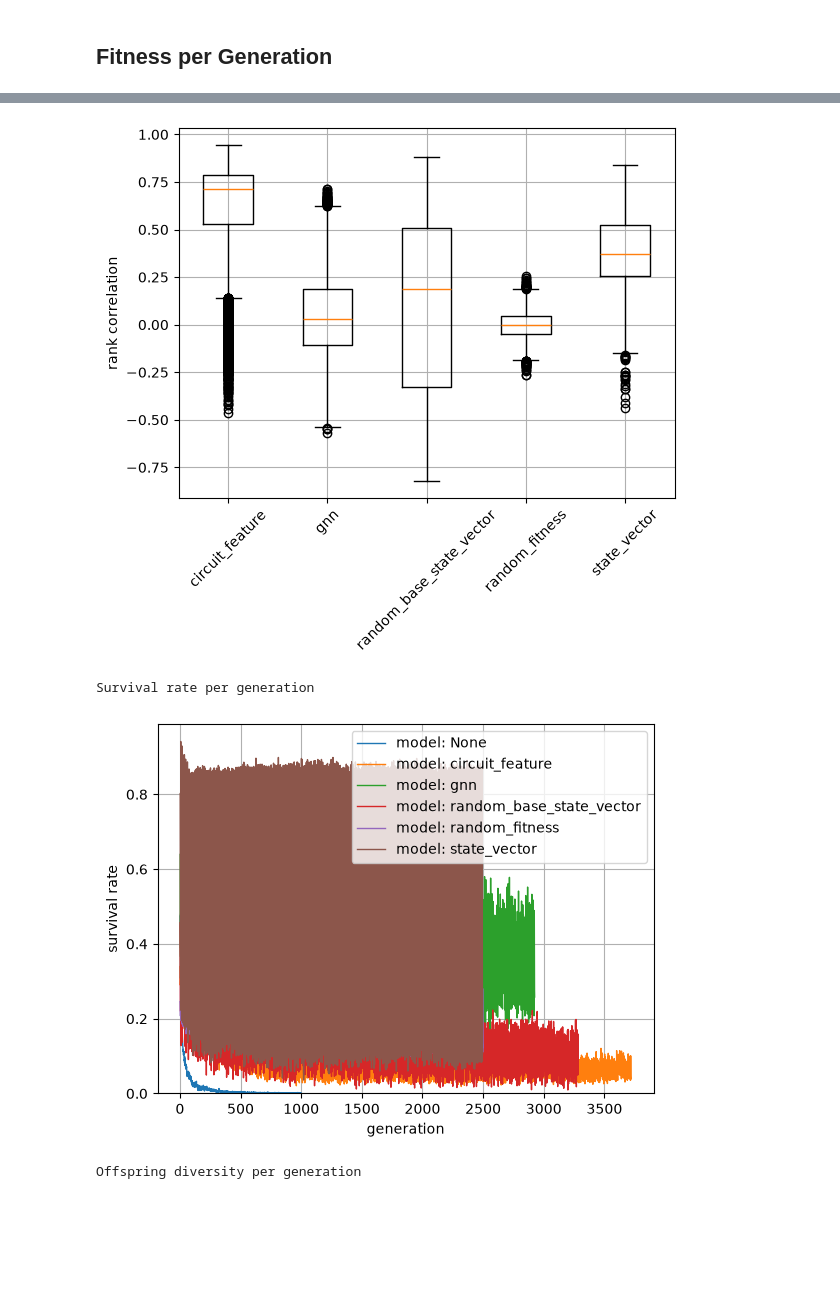
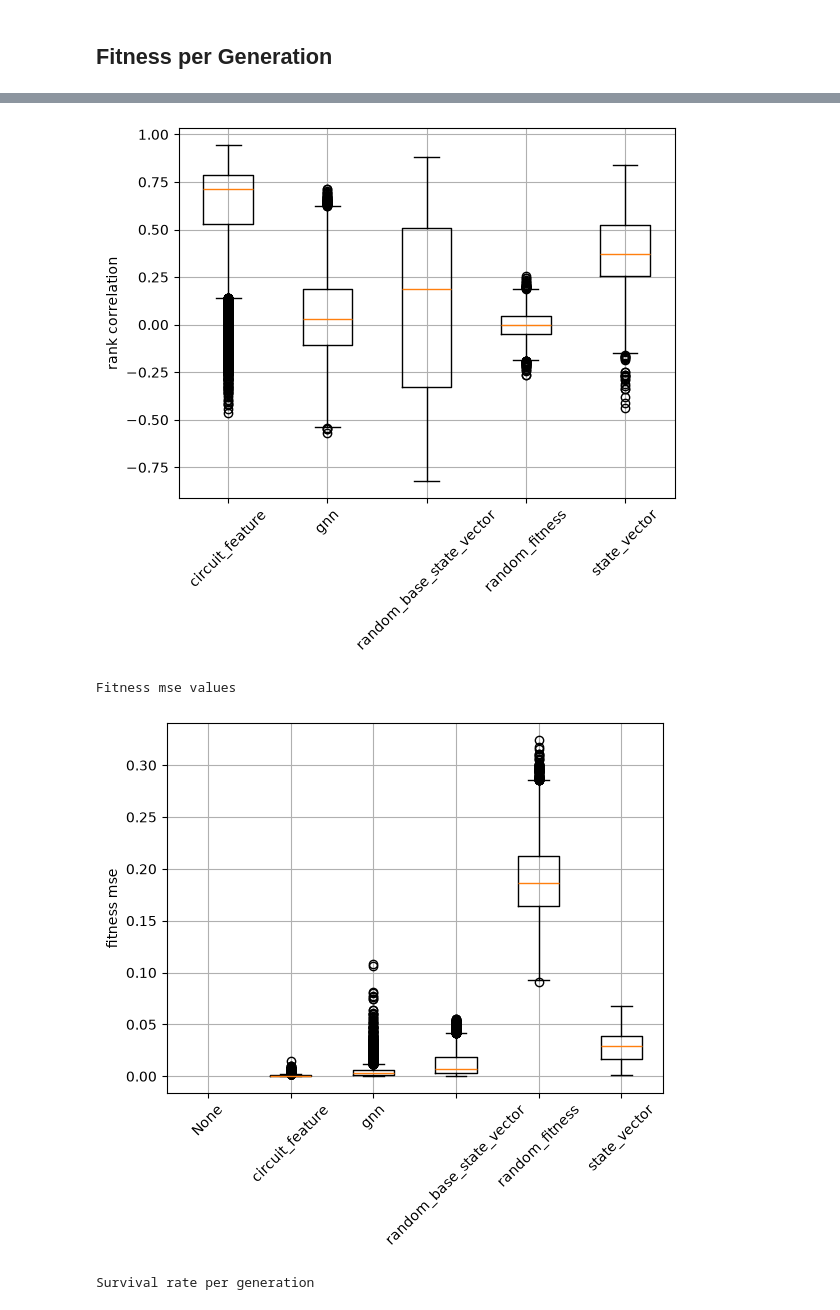
Before and after one commit to westoun/surrogate-assisted-qcs, a Jupyter notebook: evaluation/surrogate_assisted_qcs/analysis.ipynb, the cells around one changed output, grey strips where cells are left out. Drawn from its saved outputs; the diff is of its cells as text; code cells hidden in the pictures; blank space fills up the shorter version.

Commit message:
Add boxplot of fitness mse scores

```diff
--- a/evaluation/surrogate_assisted_qcs/analysis.ipynb
+++ b/evaluation/surrogate_assisted_qcs/analysis.ipynb
@@ -771,35 +771,27 @@ def plot_rank_correlations(experiments: List[Experiment], labels: List[str], tar
     plt.show()
     plt.clf()
 # %%
-def plot_fitness_mse_per_generation(experiments: List[Experiment], labels: List[str], target_path: str = None, plot_std: bool = True, anchor_yaxis: bool = True) -> None:
+def plot_fitness_mse_scores(experiments: List[Experiment], labels: List[str], target_path: str = None) -> None:
     ax = plt.subplot()
 
+    data = []
+
     for experiment, label in zip(experiments, labels):
-        df = experiment.data_by_generation
 
-        ax.plot(df["generation"], df["mean_fitness_mse"], label=label, linewidth=1)
+        total_df = pd.concat(experiment.data_per_seed)
+        mse_scores = total_df["fitness_mse"]
+        mse_scores = pd.to_numeric(mse_scores, errors="coerce")
+        mse_scores = mse_scores.dropna()
+        data.append(mse_scores)
 
-        if plot_std:
-            lower_bound = df["mean_fitness_mse"] - df["stdev_fitness_mse"]
-            upper_bound = df["mean_fitness_mse"] + df["stdev_fitness_mse"]
-            ax.fill_between(
-                df["generation"], lower_bound, upper_bound, alpha=0.2
-            )
+    ax.boxplot(data)
+    ax.set_ylabel("fitness mse")
 
-    if anchor_yaxis:
-        ax.set_ylim(0)
-
-    ax.set_xlabel("generation")
-
-    ax.set_ylabel("mean squared error")
-
+    plt.xticks([i + 1 for i in range(len(experiments))], [str(experiment.model) for experiment in experiments], rotation=45)
     plt.grid()
 
-    if len(experiments) > 1:
-        plt.legend()
-
     if target_path is not None:
-        plt.savefig(target_path, bbox_inches='tight')
+            plt.savefig(target_path, bbox_inches='tight')
 
     plt.show()
     plt.clf()
@@ -1033,9 +1025,12 @@ for qubit_num in qubit_nums:
                 rel_experiments, labels, baseline=rel_experiments[0])
             print_succesfull_runs(rel_experiments, labels)
 
-            print("Rank correlation per generation")
+            print("Rank correlations")
             plot_rank_correlations(rel_experiments[1:], labels=labels,
                                 target_path=f"results/{qubit_num}q{gate_count}g{evaluate_every}e_rank_correlations.png")
+
+            print("Fitness mse values")
+            plot_fitness_mse_scores(rel_experiments, labels=labels, target_path=f"results/{qubit_num}q{gate_count}g{evaluate_every}e_fitness_mse_scores.png")
 
             print("Survival rate per generation")
             plot_survival_rate_per_generation(
@@ -1050,9 +1045,6 @@ for qubit_num in qubit_nums:
             plot_population_diversity_per_generation(
                 rel_experiments, labels=labels, target_path=f"results/{qubit_num}q{gate_count}g{evaluate_every}e_population_diversity.png", plot_std=False
             )
-
-            print("Fitness mse per generation")
-            plot_fitness_mse_per_generation(rel_experiments, labels=labels)
 
             print("Duration per generation")
             plot_duration_per_generation(
@@ -1103,4 +1095,4 @@ Rank correlation per generation
 [figure]
-Survival rate per generation
+Fitness mse values
-[figure, old version]
+[figure, new version]
-Offspring diversity per generation
+Survival rate per generation
```
Also changed, not shown: parts of 1 cell of this notebook.
